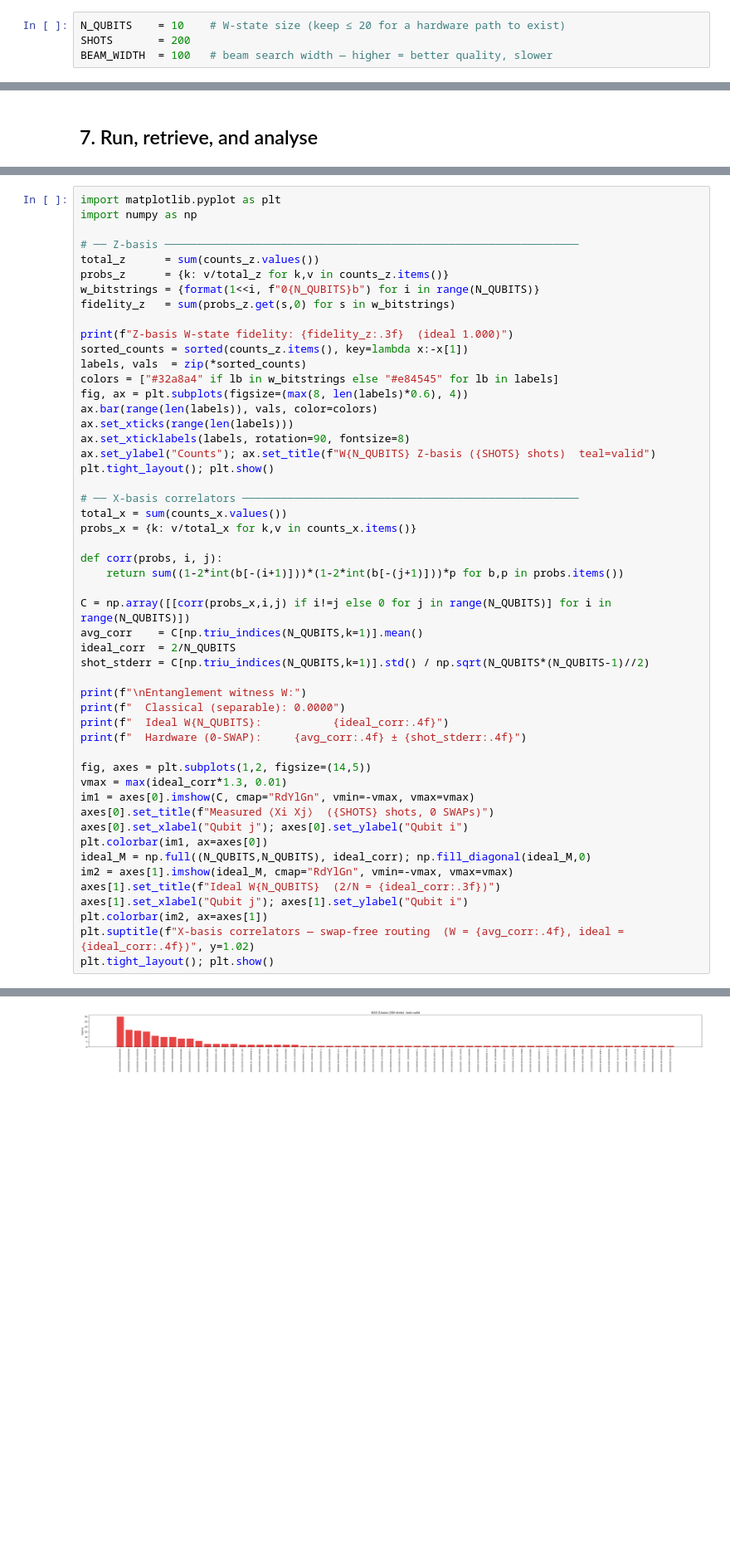
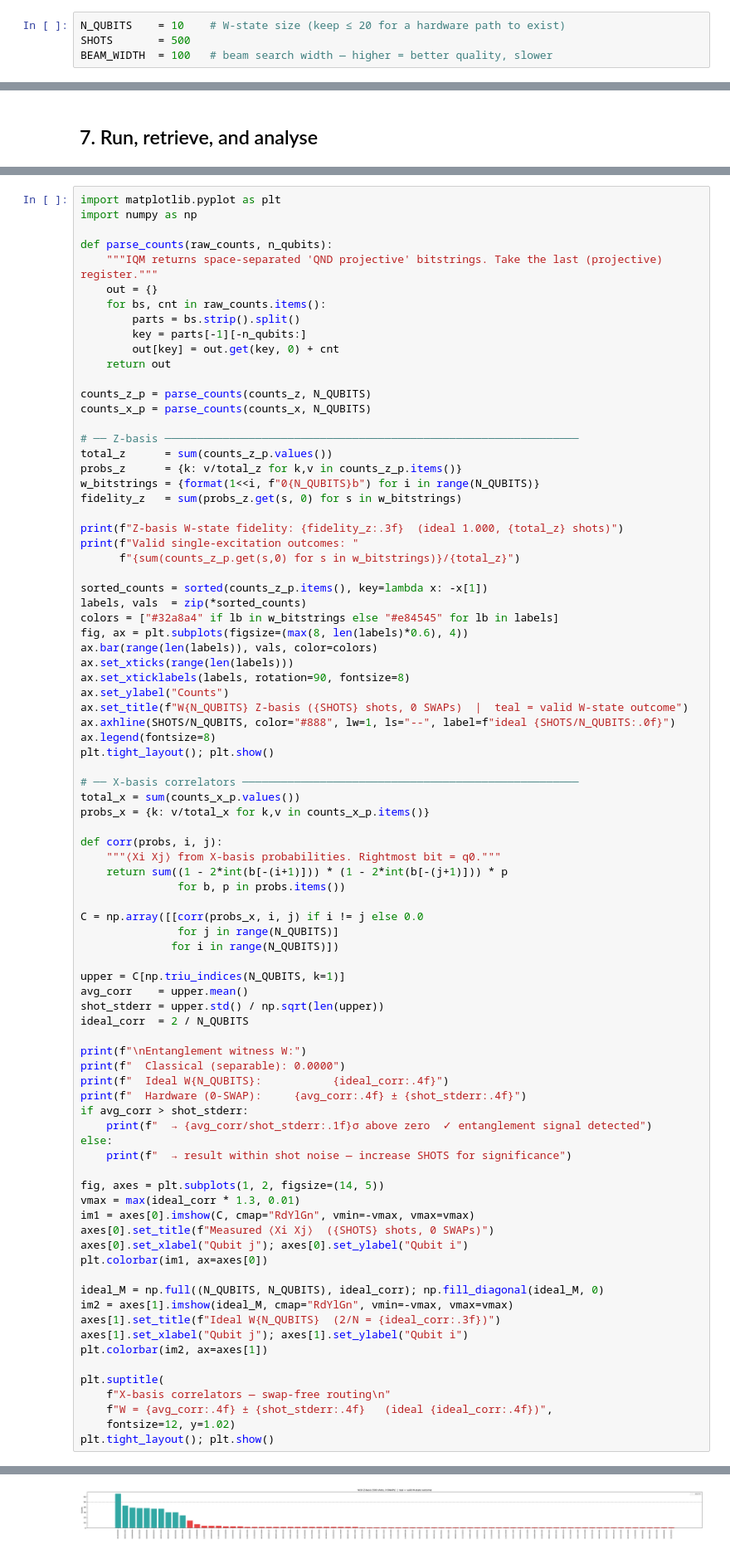
Before and after one commit to GrigoVyd/iqm_qte, a Jupyter notebook: W_state_chain_routing.ipynb, the cells around one changed output, grey strips where cells are left out. Shown at 83% size. Cells and saved outputs as stored; diff of their text form; blank space fills up the shorter version.

```diff
--- a/W_state_chain_routing.ipynb
+++ b/W_state_chain_routing.ipynb
@@ -12,7 +12,7 @@ If we map those logical qubits to a **hardware path** of the same length, no SWA
 5. Run and analyse results
 # %%
 N_QUBITS    = 10    # W-state size (keep ≤ 20 for a hardware path to exist)
-SHOTS       = 200
+SHOTS       = 500
 BEAM_WIDTH  = 100   # beam search width — higher = better quality, slower
 # %% [markdown]
 ## 1. Connect to IQM Resonance
@@ -360,51 +447,84 @@ X-basis counts: {'1110110011 0010000000': 1, '0000010010 0000000000': 1, '101010
 import matplotlib.pyplot as plt
 import numpy as np
 
+def parse_counts(raw_counts, n_qubits):
+    """IQM returns space-separated 'QND projective' bitstrings. Take the last (projective) register."""
+    out = {}
+    for bs, cnt in raw_counts.items():
+        parts = bs.strip().split()
+        key = parts[-1][-n_qubits:]
+        out[key] = out.get(key, 0) + cnt
+    return out
+
+counts_z_p = parse_counts(counts_z, N_QUBITS)
+counts_x_p = parse_counts(counts_x, N_QUBITS)
+
 # ── Z-basis ────────────────────────────────────────────────────────────────
-total_z      = sum(counts_z.values())
-probs_z      = {k: v/total_z for k,v in counts_z.items()}
+total_z      = sum(counts_z_p.values())
+probs_z      = {k: v/total_z for k,v in counts_z_p.items()}
 w_bitstrings = {format(1<<i, f"0{N_QUBITS}b") for i in range(N_QUBITS)}
-fidelity_z   = sum(probs_z.get(s,0) for s in w_bitstrings)
+fidelity_z   = sum(probs_z.get(s, 0) for s in w_bitstrings)
 
-print(f"Z-basis W-state fidelity: {fidelity_z:.3f}  (ideal 1.000)")
-sorted_counts = sorted(counts_z.items(), key=lambda x:-x[1])
+print(f"Z-basis W-state fidelity: {fidelity_z:.3f}  (ideal 1.000, {total_z} shots)")
+print(f"Valid single-excitation outcomes: "
+      f"{sum(counts_z_p.get(s,0) for s in w_bitstrings)}/{total_z}")
+
+sorted_counts = sorted(counts_z_p.items(), key=lambda x: -x[1])
 labels, vals  = zip(*sorted_counts)
 colors = ["#32a8a4" if lb in w_bitstrings else "#e84545" for lb in labels]
 fig, ax = plt.subplots(figsize=(max(8, len(labels)*0.6), 4))
 ax.bar(range(len(labels)), vals, color=colors)
 ax.set_xticks(range(len(labels)))
 ax.set_xticklabels(labels, rotation=90, fontsize=8)
-ax.set_ylabel("Counts"); ax.set_title(f"W{N_QUBITS} Z-basis ({SHOTS} shots)  teal=valid")
+ax.set_ylabel("Counts")
+ax.set_title(f"W{N_QUBITS} Z-basis ({SHOTS} shots, 0 SWAPs)  |  teal = valid W-state outcome")
+ax.axhline(SHOTS/N_QUBITS, color="#888", lw=1, ls="--", label=f"ideal {SHOTS/N_QUBITS:.0f}")
+ax.legend(fontsize=8)
 plt.tight_layout(); plt.show()
 
 # ── X-basis correlators ────────────────────────────────────────────────────
-total_x = sum(counts_x.values())
-probs_x = {k: v/total_x for k,v in counts_x.items()}
+total_x = sum(counts_x_p.values())
+probs_x = {k: v/total_x for k,v in counts_x_p.items()}
 
 def corr(probs, i, j):
-    return sum((1-2*int(b[-(i+1)]))*(1-2*int(b[-(j+1)]))*p for b,p in probs.items())
+    """⟨Xi Xj⟩ from X-basis probabilities. Rightmost bit = q0."""
+    return sum((1 - 2*int(b[-(i+1)])) * (1 - 2*int(b[-(j+1)])) * p
+               for b, p in probs.items())
 
-C = np.array([[corr(probs_x,i,j) if i!=j else 0 for j in range(N_QUBITS)] for i in range(N_QUBITS)])
-avg_corr    = C[np.triu_indices(N_QUBITS,k=1)].mean()
-ideal_corr  = 2/N_QUBITS
-shot_stderr = C[np.triu_indices(N_QUBITS,k=1)].std() / np.sqrt(N_QUBITS*(N_QUBITS-1)//2)
+C = np.array([[corr(probs_x, i, j) if i != j else 0.0
+               for j in range(N_QUBITS)]
+              for i in range(N_QUBITS)])
+
+upper = C[np.triu_indices(N_QUBITS, k=1)]
+avg_corr    = upper.mean()
+shot_stderr = upper.std() / np.sqrt(len(upper))
+ideal_corr  = 2 / N_QUBITS
 
 print(f"\nEntanglement witness W:")
 print(f"  Classical (separable): 0.0000")
 print(f"  Ideal W{N_QUBITS}:           {ideal_corr:.4f}")
 print(f"  Hardware (0-SWAP):     {avg_corr:.4f} ± {shot_stderr:.4f}")
+if avg_corr > shot_stderr:
+    print(f"  → {avg_corr/shot_stderr:.1f}σ above zero  ✓ entanglement signal detected")
+else:
+    print(f"  → result within shot noise — increase SHOTS for significance")
 
-fig, axes = plt.subplots(1,2, figsize=(14,5))
-vmax = max(ideal_corr*1.3, 0.01)
+fig, axes = plt.subplots(1, 2, figsize=(14, 5))
+vmax = max(ideal_corr * 1.3, 0.01)
 im1 = axes[0].imshow(C, cmap="RdYlGn", vmin=-vmax, vmax=vmax)
 axes[0].set_title(f"Measured ⟨Xi Xj⟩  ({SHOTS} shots, 0 SWAPs)")
 axes[0].set_xlabel("Qubit j"); axes[0].set_ylabel("Qubit i")
 plt.colorbar(im1, ax=axes[0])
-ideal_M = np.full((N_QUBITS,N_QUBITS), ideal_corr); np.fill_diagonal(ideal_M,0)
+
+ideal_M = np.full((N_QUBITS, N_QUBITS), ideal_corr); np.fill_diagonal(ideal_M, 0)
 im2 = axes[1].imshow(ideal_M, cmap="RdYlGn", vmin=-vmax, vmax=vmax)
 axes[1].set_title(f"Ideal W{N_QUBITS}  (2/N = {ideal_corr:.3f})")
 axes[1].set_xlabel("Qubit j"); axes[1].set_ylabel("Qubit i")
 plt.colorbar(im2, ax=axes[1])
-plt.suptitle(f"X-basis correlators — swap-free routing  (W = {avg_corr:.4f}, ideal = {ideal_corr:.4f})", y=1.02)
+
+plt.suptitle(
+    f"X-basis correlators — swap-free routing\n"
+    f"W = {avg_corr:.4f} ± {shot_stderr:.4f}   (ideal {ideal_corr:.4f})",
+    fontsize=12, y=1.02)
 plt.tight_layout(); plt.show()
 # %% [output]
@@ -412,4 +533,4 @@ Z-basis W-state fidelity: 0.000  (ideal 1.000)
-[figure, old version]
+[figure, new version]
 Entanglement witness W:
   Classical (separable): 0.0000
   Ideal W10:           0.2000
```
Also changed, not shown: parts of 7 cells of this notebook, 1 other file.
